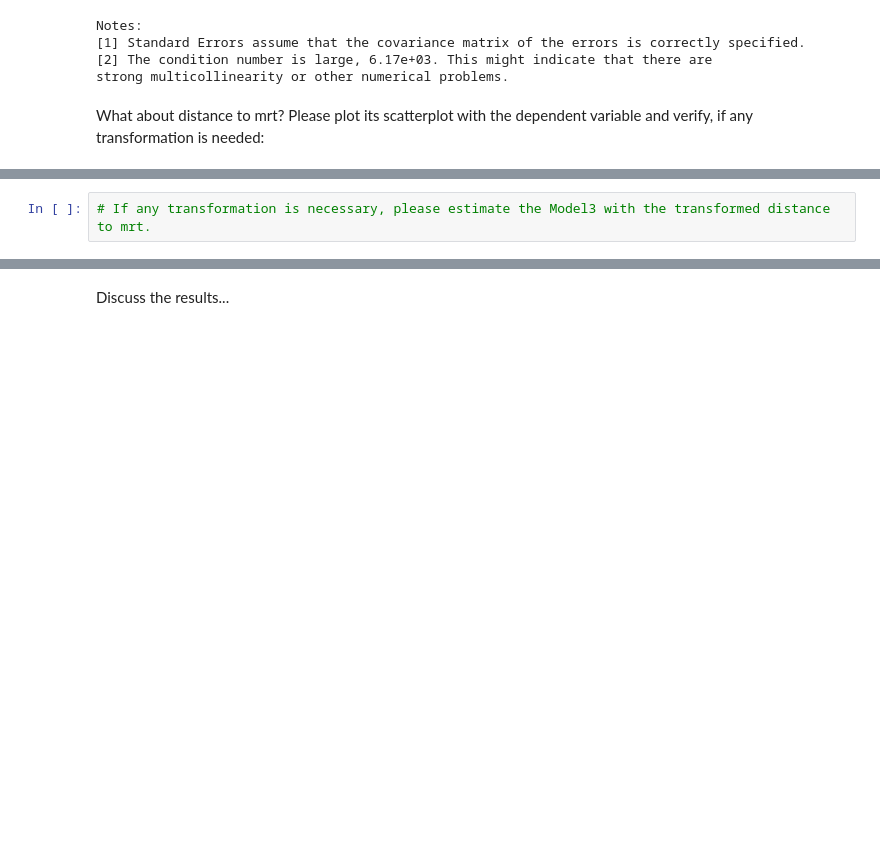
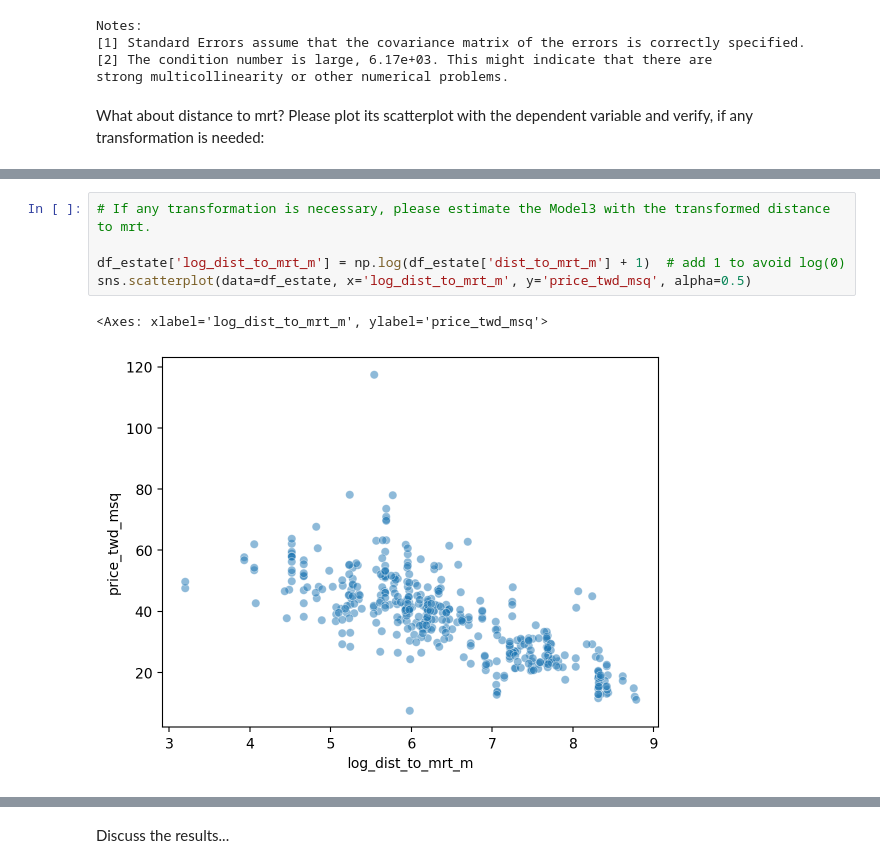
Before and after one commit to bartek00000/descripitve_stat, a Jupyter notebook: Exercise10.ipynb, the cells around one changed output, grey strips where cells are left out. Saved outputs shown, nothing was run; the diff lists cells and outputs as text; blank space fills up the shorter version.

```diff
--- a/Exercise10.ipynb
+++ b/Exercise10.ipynb
@@ -365,2 +370,8 @@ What about distance to mrt? Please plot its scatterplot with the dependent varia
 # %%
 # If any transformation is necessary, please estimate the Model3 with the transformed distance to mrt.
+
+df_estate['log_dist_to_mrt_m'] = np.log(df_estate['dist_to_mrt_m'] + 1)  # add 1 to avoid log(0)
+sns.scatterplot(data=df_estate, x='log_dist_to_mrt_m', y='price_twd_msq', alpha=0.5)
+# %% [output]
+<Axes: xlabel='log_dist_to_mrt_m', ylabel='price_twd_msq'>
+[figure, added]
```
Also changed, not shown: parts of 9 cells of this notebook.
